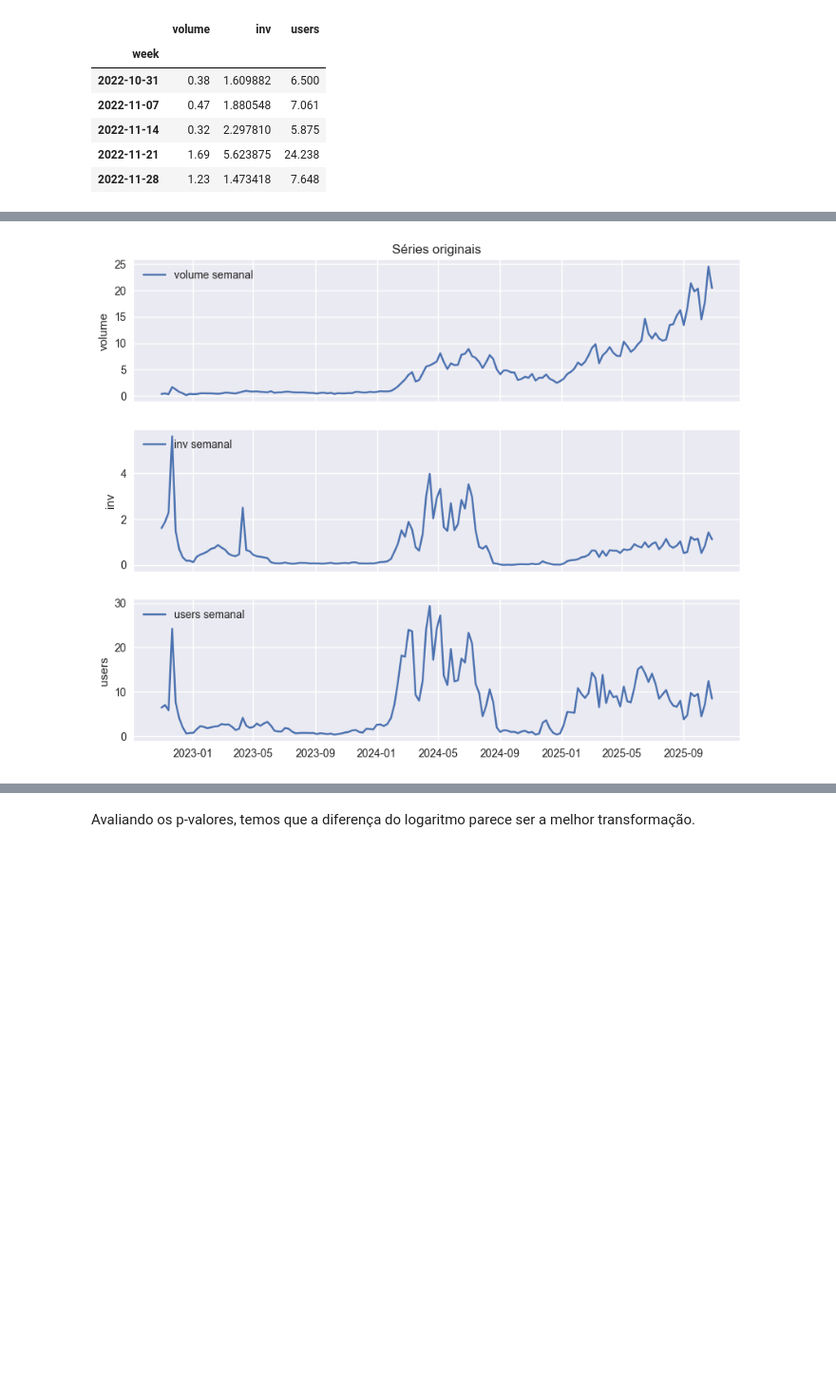
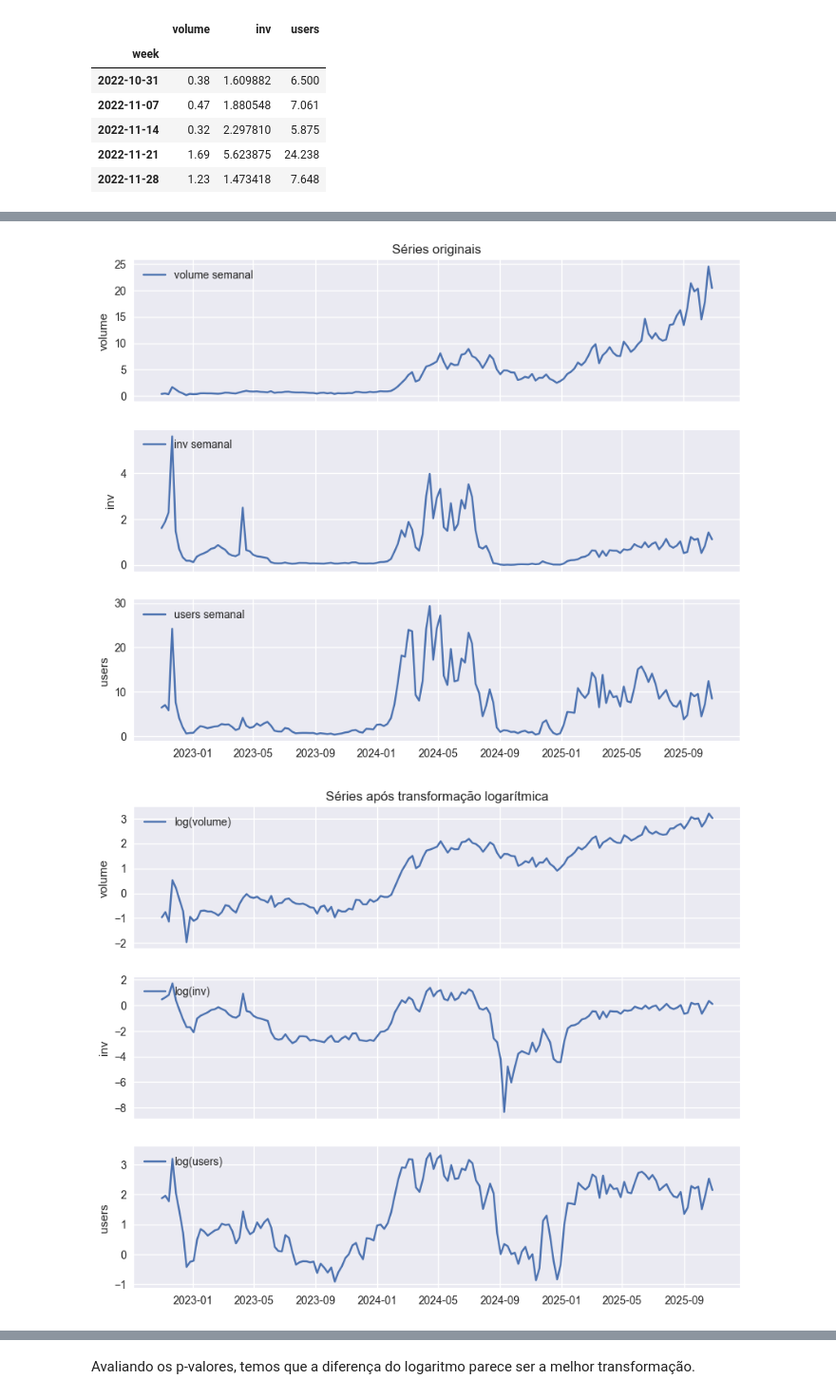
Before and after one commit to AlessandraBello/series_temp_a2, a Jupyter notebook: main.ipynb, the cells around one changed output, grey strips where cells are left out. Shown at 95% size. Saved outputs shown, nothing was run; the diff lists cells and outputs as text; code cells hidden in the pictures; blank space fills up the shorter version.

```diff
--- a/main.ipynb
+++ b/main.ipynb
@@ -13,10 +18,12 @@ Carregamos dataset.
 # %%
 data_path = "data/data_updated.csv"
-df = pd.read_csv(data_path, parse_dates=["week"])
-df = df.sort_values("week").set_index("week")
+loader = CSVDataLoader(file_path=data_path, date_column="week")
+
+df = loader.load().sort_values("week")
 
 series_names = ["volume", "inv", "users"]
 series_dict = {name: df[name].astype(float) for name in series_names}
+
 df[series_names].head()
 # %% [output]
 |  | volume | inv | users |
@@ -31,11 +40,28 @@ E olhamos o formato de cada uma das séries consideradas. Está bastante claro,
 # %%
 fig, axes = plt.subplots(len(series_names), 1, figsize=(10, 8), sharex=True)
 for ax, name in zip(axes, series_names):
     ax.plot(series_dict[name], label=f"{name} semanal")
     ax.set_ylabel(name)
     ax.legend(loc="upper left")
 axes[0].set_title("Séries originais")
 plt.show()
+
+# Aplicamos a transformação logarítmica para estabilizar a variância
+log_transformer = LogTransform()
+log_series_dict = {}
+for name in series_names:
+    y = series_dict[name].astype(float).values
+    y_log = log_transformer.transform(y)
+    log_series_dict[name] = pd.Series(y_log, index=series_dict[name].index)
+
+fig, axes = plt.subplots(len(series_names), 1, figsize=(10, 8), sharex=True)
+for ax, name in zip(axes, series_names):
+    ax.plot(log_series_dict[name], label=f"log({name})")
+    ax.set_ylabel(name)
+    ax.legend(loc="upper left")
+axes[0].set_title("Séries após transformação logarítmica")
+plt.show()
 # %% [output]
 [figure]
+[figure, added]
 # %% [markdown]
```
Also changed, not shown: parts of 17 cells of this notebook, 4 other files.
